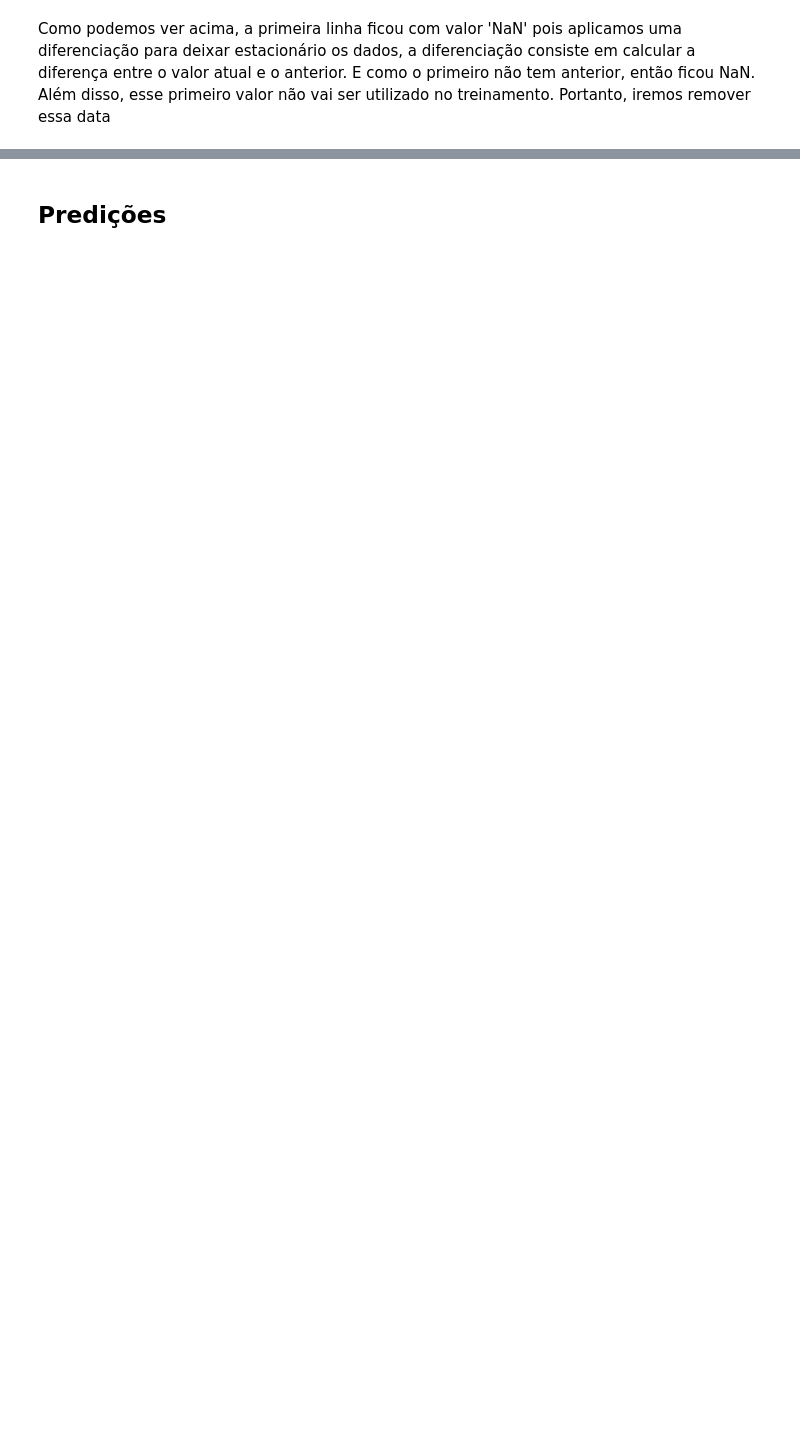
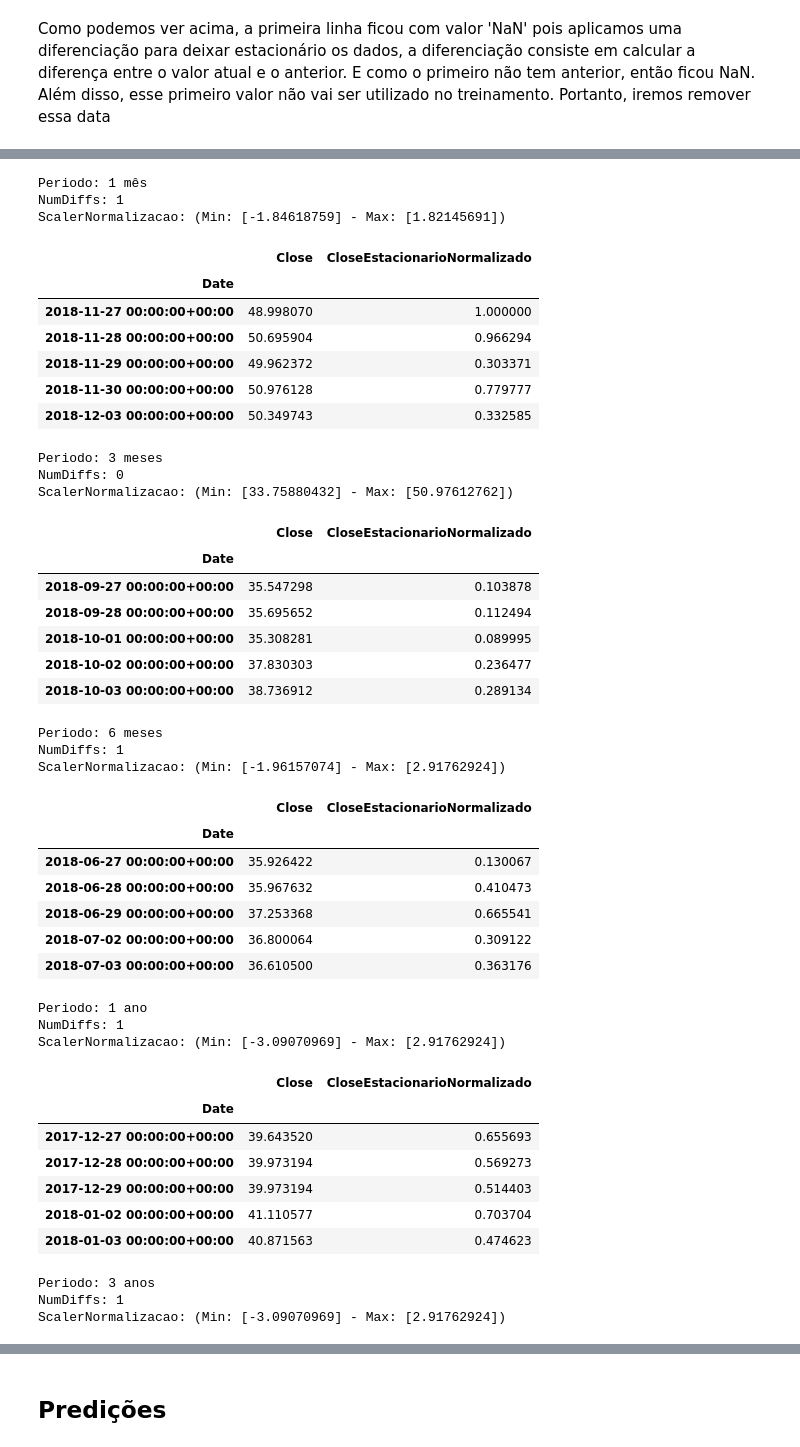
Before and after one commit to KayoRBC/TCC, a Jupyter notebook: notebook.ipynb, the cells around one changed output, grey strips where cells are left out. Cells and saved outputs as stored; diff of their text form; code cells hidden in the pictures; blank space fills up the shorter version.

```diff
--- a/notebook.ipynb
+++ b/notebook.ipynb
@@ -285,5 +352,5 @@ Iremos separar os dados de treinamento em 6 períodos. Isso para observar també
 # %%
-def separar_train_em_periodos(history) -> dict:
+def separar_em_periodos_treinamento(history) -> dict:
     max_date = history.index.max()
     return {
         "1 mês": filter_per_date(history, min_date=max_date - pd.DateOffset(months=1), max_date=max_date),
@@ -294,12 +361,13 @@ def separar_train_em_periodos(history) -> dict:
         "5 anos": filter_per_date(history, min_date=max_date - pd.DateOffset(years=5), max_date=max_date)
     }
 
-dict_train_periods = dict()
-for ticker, history in dict_train_history.items():
-    dict_train_periods[ticker] = separar_train_em_periodos(history)
+def separar_dict_train_history_em_periodos(dict_train_history) -> dict:
+    dict_train_periods = dict()
+    for ticker, train_history in dict_train_history.items():
+        for periodo, periodo_history in separar_em_periodos_treinamento(train_history).items():
+            if not dict_train_periods.__contains__(periodo):
+                dict_train_periods[periodo] = dict()
+            dict_train_periods[periodo][ticker] = {"history": periodo_history}
+    return dict_train_periods
 
-exemplo = get_first(dict_train_periods)
-for periodo, history in exemplo.items():
-    print(30 * "-")
-    print(periodo)
-    show_history_details(history)
+dict_train_periods = separar_dict_train_history_em_periodos(dict_train_history)
@@ -434,0 +530,54 @@ next(iter(dict_train_history.values())).head()
+# %%
+def remover_primeira_data_dos_periodos(dict_train_periods):
+    for _, dict_tickers in dict_train_periods.items():
+        for _, ticker_details in dict_tickers.items():
+            history = ticker_details["history"]
+            history.drop(history.index[0], inplace=True)
+    return dict_train_periods
+
+dict_train_periods = remover_primeira_data_dos_periodos(dict_train_periods)
+show_first_ticker_period_details(dict_train_periods)
+# %% [output]
+Periodo: 1 mês
+NumDiffs: 1
+ScalerNormalizacao: (Min: [-1.84618759] - Max: [1.82145691])
+|  | Close | CloseEstacionarioNormalizado |
+| Date |  |  |
+| 2018-11-27 00:00:00+00:00 | 48.998070 | 1.000000 |
+| 2018-11-28 00:00:00+00:00 | 50.695904 | 0.966294 |
+| 2018-11-29 00:00:00+00:00 | 49.962372 | 0.303371 |
+| 2018-11-30 00:00:00+00:00 | 50.976128 | 0.779777 |
+| 2018-12-03 00:00:00+00:00 | 50.349743 | 0.332585 |
+Periodo: 3 meses
+NumDiffs: 0
+ScalerNormalizacao: (Min: [33.75880432] - Max: [50.97612762])
+|  | Close | CloseEstacionarioNormalizado |
+| Date |  |  |
+| 2018-09-27 00:00:00+00:00 | 35.547298 | 0.103878 |
+| 2018-09-28 00:00:00+00:00 | 35.695652 | 0.112494 |
+| 2018-10-01 00:00:00+00:00 | 35.308281 | 0.089995 |
+| 2018-10-02 00:00:00+00:00 | 37.830303 | 0.236477 |
+| 2018-10-03 00:00:00+00:00 | 38.736912 | 0.289134 |
+Periodo: 6 meses
+NumDiffs: 1
+ScalerNormalizacao: (Min: [-1.96157074] - Max: [2.91762924])
+|  | Close | CloseEstacionarioNormalizado |
+| Date |  |  |
+| 2018-06-27 00:00:00+00:00 | 35.926422 | 0.130067 |
+| 2018-06-28 00:00:00+00:00 | 35.967632 | 0.410473 |
+| 2018-06-29 00:00:00+00:00 | 37.253368 | 0.665541 |
+| 2018-07-02 00:00:00+00:00 | 36.800064 | 0.309122 |
+| 2018-07-03 00:00:00+00:00 | 36.610500 | 0.363176 |
+Periodo: 1 ano
+NumDiffs: 1
+ScalerNormalizacao: (Min: [-3.09070969] - Max: [2.91762924])
+|  | Close | CloseEstacionarioNormalizado |
+| Date |  |  |
+| 2017-12-27 00:00:00+00:00 | 39.643520 | 0.655693 |
+| 2017-12-28 00:00:00+00:00 | 39.973194 | 0.569273 |
+| 2017-12-29 00:00:00+00:00 | 39.973194 | 0.514403 |
+| 2018-01-02 00:00:00+00:00 | 41.110577 | 0.703704 |
+| 2018-01-03 00:00:00+00:00 | 40.871563 | 0.474623 |
+Periodo: 3 anos
+NumDiffs: 1
+ScalerNormalizacao: (Min: [-3.09070969] - Max: [2.91762924])
```
Also changed, not shown: parts of 33 cells of this notebook.
